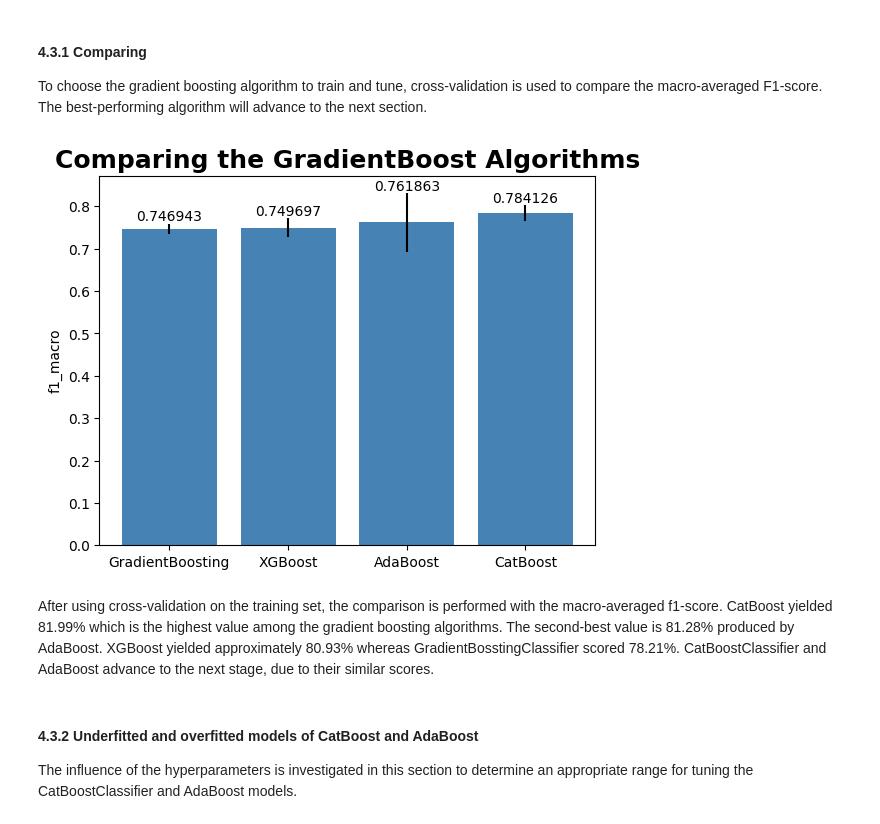
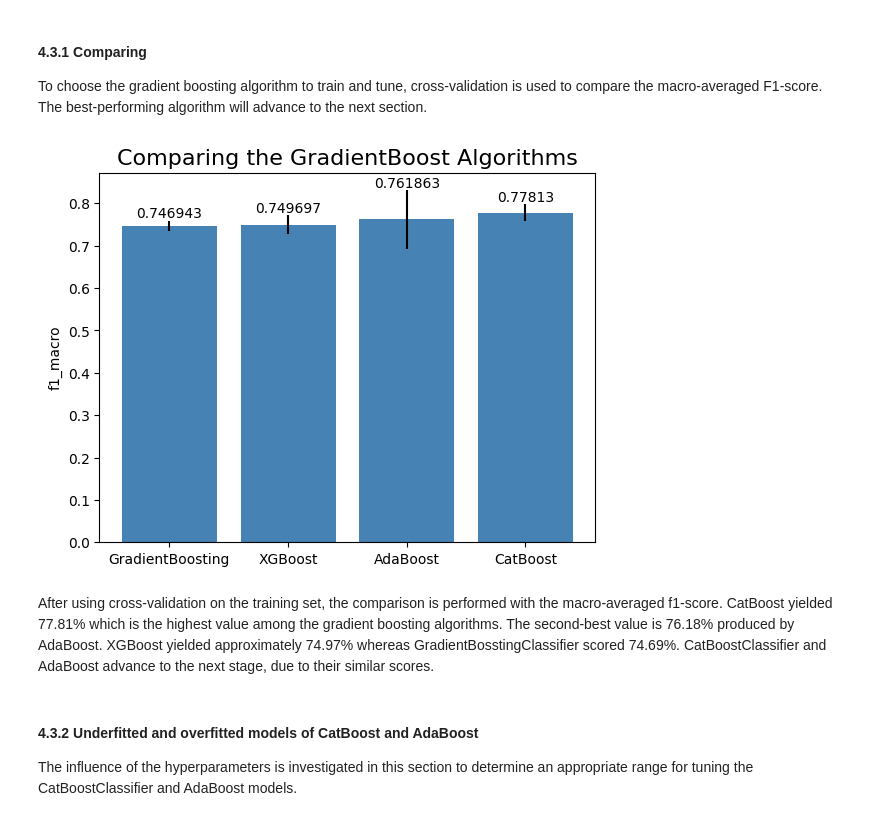
Before and after one commit to micheleishere/CO2, a Jupyter notebook: Project_CO2_main.ipynb, the cells around one changed output. Drawn from its saved outputs; the diff is of its cells as text; code cells hidden in the pictures.

```diff
--- a/Project_CO2_main.ipynb
+++ b/Project_CO2_main.ipynb
@@ -840,9 +840,6 @@ Varying the maximum tree depth showed that shallow trees underfit the data, wher
 # %% [markdown]
 ### 4.2.1.2 Final Model Evaluation on Test Set
 # %%
-X_trainval = pd.concat([train_X, validation_X], axis=0)
-y_trainval = np.concatenate([train_y, validation_y])
-
 # Train final model with best parameters
 final_clf = RandomForestClassifier(
     n_estimators= 100,
@@ -850,7 +847,7 @@ final_clf = RandomForestClassifier(
     max_depth=5,
 )
 
-final_clf.fit(X_trainval, y_trainval)
+final_clf.fit(train_X, train_y)
 
 # Final evaluation on TEST set (use only once!)
 test_pred = final_clf.predict(test_X)
@@ -952,41 +933,41 @@ def cross_validate(model):
     mean = np.mean(scores)
     error = np.std(scores)
     return scores, mean, error
 
 #scikit-learn GBC
-sklearn_GBC = GradientBoostingClassifier()
+sklearn_GBC = GradientBoostingClassifier(random_state = 88)
 gbc_scores, gbc_mean, gbc_error = cross_validate(sklearn_GBC)
 
 #XGBoost
 xg_boost = XGBClassifier(booster='gbtree',
                       objective='binary:logistic',
                       eval_metric='logloss',
-                      random_state=42)
+                      random_state=88)
 
 xg_scores, xg_mean, xg_error = cross_validate(xg_boost)
 
 #AdaBoost
-ada = AdaBoostClassifier()
+ada = AdaBoostClassifier(random_state = 88)
 ada_scores, ada_mean, ada_error = cross_validate(ada)
 
 #CatBoost
-cat = CatBoostClassifier(logging_level='Silent')
+cat = CatBoostClassifier(logging_level='Silent', random_state = 88)
 cat_scores = cross_val_score(cat, train_X, train_y, cv = 3, scoring = "f1_macro")
 cat_mean = np.mean(cat_scores)
 cat_error = np.std(cat_scores)
 
 # Plot for comparison
 label = ["GradientBoosting", "XGBoost", "AdaBoost","CatBoost"]
 mean = [gbc_mean, xg_mean, ada_mean, cat_mean]
 error = [gbc_error, xg_error, ada_error, cat_error]
 bar = plt.bar(label, mean, yerr=error, color="steelblue")
 plt.bar_label(bar)
-plt.title("Comparing the GradientBoost Algorithms", weight= "bold", size = 18)
+plt.title("Comparing the GradientBoost Algorithms",  size = 16)
 plt.ylabel("f1_macro");
 # %% [output]
-[figure, old version]
+[figure, new version]
 # %% [markdown]
-After using cross-validation on the training set, the comparison is performed with the macro-averaged f1-score. CatBoost yielded 81.99% which is the highest value among the gradient boosting algorithms. The second-best value is 81.28% produced by AdaBoost. XGBoost yielded approximately 80.93% whereas GradientBosstingClassifier scored 78.21%. CatBoostClassifier and AdaBoost advance to the next stage, due to their similar scores.
+After using cross-validation on the training set, the comparison is performed with the macro-averaged f1-score. CatBoost yielded 77.81% which is the highest value among the gradient boosting algorithms. The second-best value is 76.18% produced by AdaBoost. XGBoost yielded approximately 74.97% whereas GradientBosstingClassifier scored 74.69%. CatBoostClassifier and AdaBoost advance to the next stage, due to their similar scores.
 # %% [markdown]
 #### 4.3.2 Underfitted and overfitted models of CatBoost and AdaBoost
 The influence of the hyperparameters is investigated in this section to determine an appropriate range for tuning the CatBoostClassifier and AdaBoost models.
```
Also changed, not shown: parts of 15 cells of this notebook, 4 other files.
